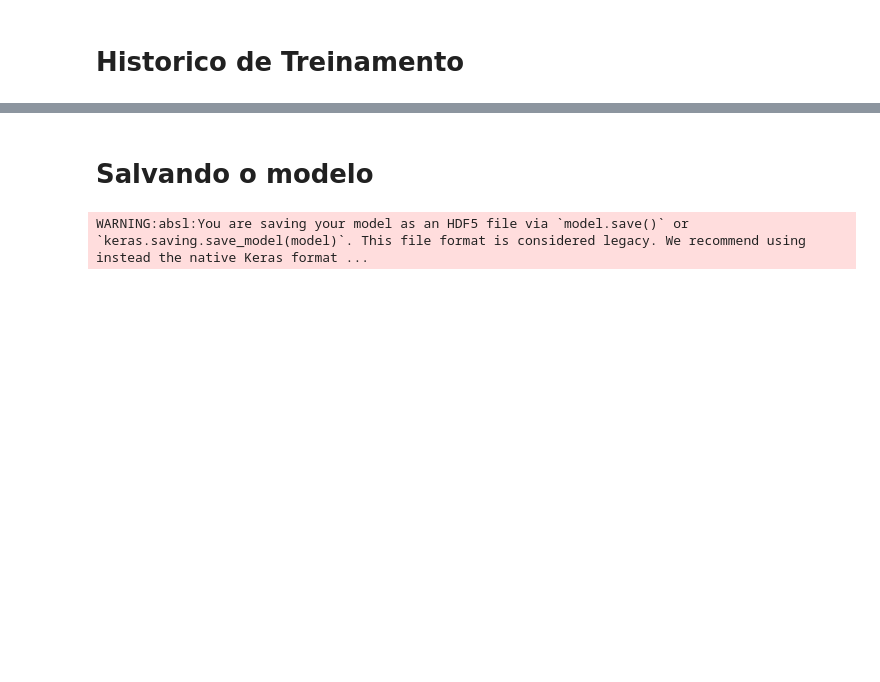
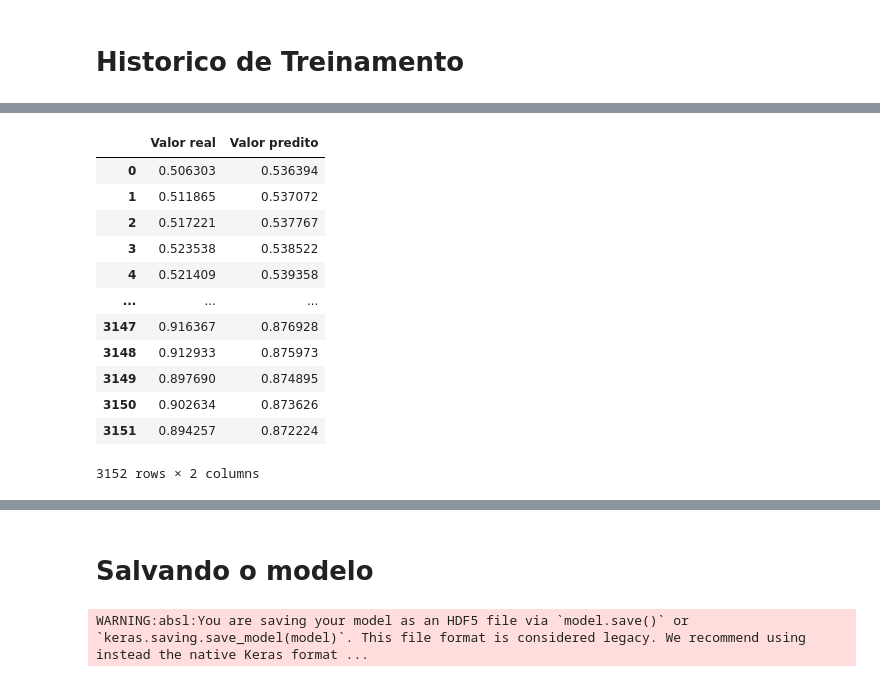
Before and after one commit to michelleluzrodrigues/tech-challenge-fase4, a Jupyter notebook: notebooks/train_model.ipynb, the cells around one changed output, grey strips where cells are left out. Cells and saved outputs as stored; diff of their text form; code cells hidden in the pictures; blank space fills up the shorter version.

```diff
--- a/notebooks/train_model.ipynb
+++ b/notebooks/train_model.ipynb
@@ -204,0 +219,18 @@ plt.show()
+# %%
+pd.DataFrame(
+    data={'Valor real': y_test_scaled.flatten(), 'Valor predito': predictions.flatten()}
+)
+# %% [output]
+|  | Valor real | Valor predito |
+| 0 | 0.506303 | 0.536394 |
+| 1 | 0.511865 | 0.537072 |
+| 2 | 0.517221 | 0.537767 |
+| 3 | 0.523538 | 0.538522 |
+| 4 | 0.521409 | 0.539358 |
+| ... | ... | ... |
+| 3147 | 0.916367 | 0.876928 |
+| 3148 | 0.912933 | 0.875973 |
+| 3149 | 0.897690 | 0.874895 |
+| 3150 | 0.902634 | 0.873626 |
+| 3151 | 0.894257 | 0.872224 |
+3152 rows × 2 columns
```
Also changed, not shown: parts of 17 cells of this notebook, 2 other files.
